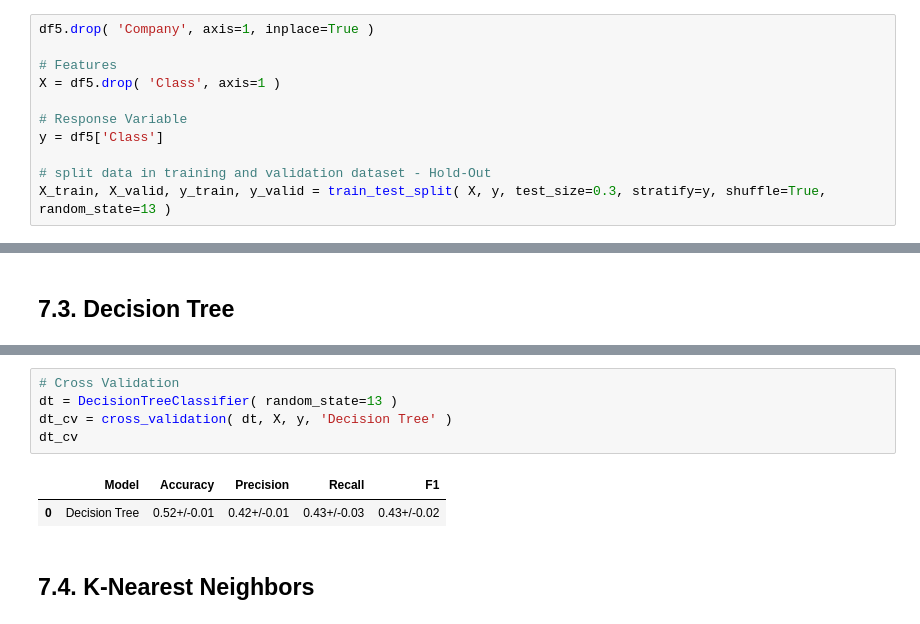
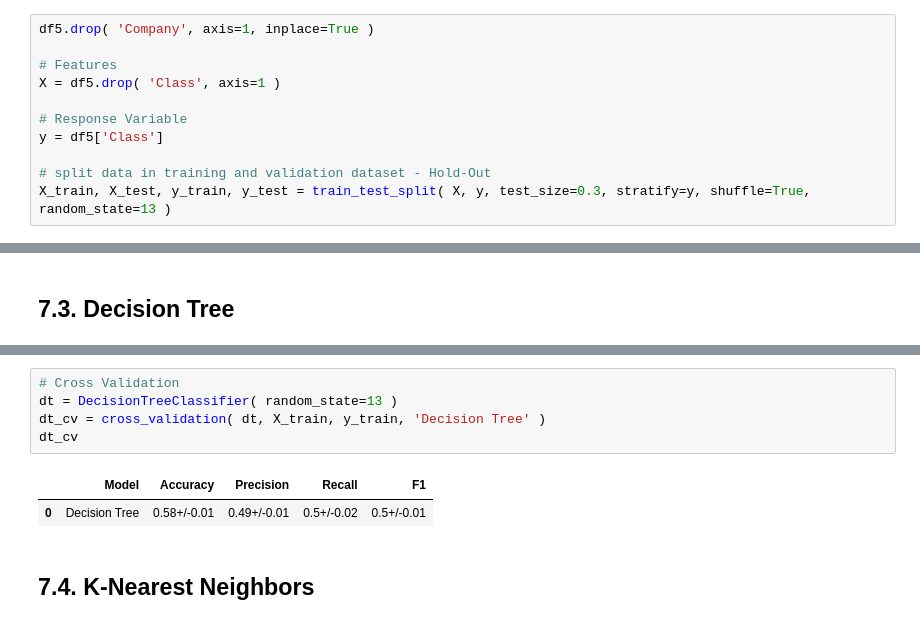
Before and after one commit to endhel/InvestBot, a Jupyter notebook: InvestBot.ipynb, the cells around one changed output, grey strips where cells are left out. Saved outputs shown, nothing was run; the diff lists cells and outputs as text.

```diff
--- a/InvestBot.ipynb
+++ b/InvestBot.ipynb
@@ -701,7 +689,7 @@ X = df5.drop( 'Class', axis=1 )
 y = df5['Class']
 
 # split data in training and validation dataset - Hold-Out
-X_train, X_valid, y_train, y_valid = train_test_split( X, y, test_size=0.3, stratify=y, shuffle=True, random_state=13 )
+X_train, X_test, y_train, y_test = train_test_split( X, y, test_size=0.3, stratify=y, shuffle=True, random_state=13 )
 # %% [markdown]
 ## 5.2. Rescaling
 # %%
@@ -845,11 +833,11 @@ weighted avg       0.58      0.58      0.58      4380
 # %%
 # Cross Validation
 dt = DecisionTreeClassifier( random_state=13 )
-dt_cv = cross_validation( dt, X, y, 'Decision Tree' )
+dt_cv = cross_validation( dt, X_train, y_train, 'Decision Tree' )
 dt_cv
 # %% [output]
 |  | Model | Accuracy | Precision | Recall | F1 |
-| 0 | Decision Tree | 0.52+/-0.01 | 0.42+/-0.01 | 0.43+/-0.03 | 0.43+/-0.02 |
+| 0 | Decision Tree | 0.58+/-0.01 | 0.49+/-0.01 | 0.5+/-0.02 | 0.5+/-0.01 |
 # %% [markdown]
 ## 7.4. K-Nearest Neighbors
 # %%
```
Also changed, not shown: parts of 26 cells of this notebook.
